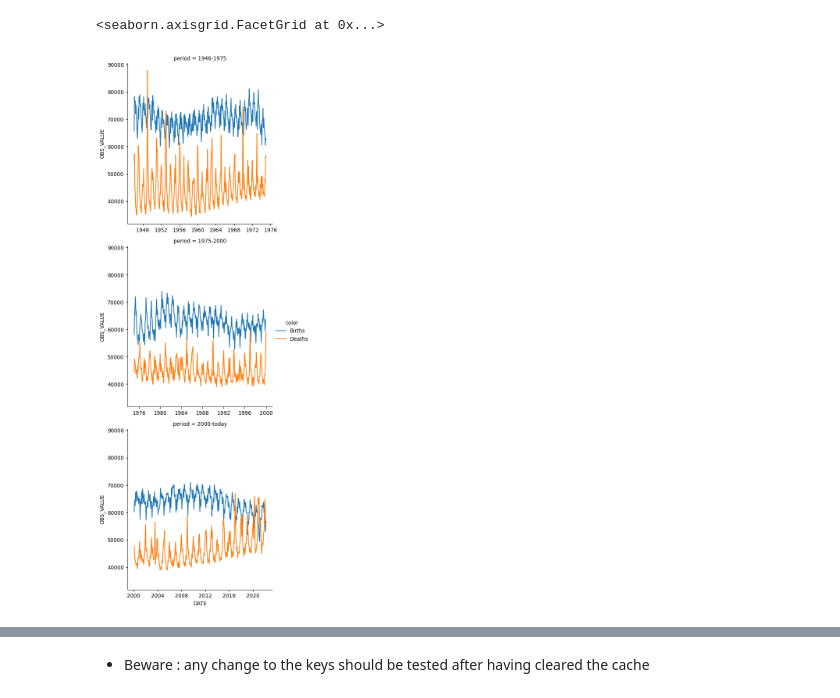
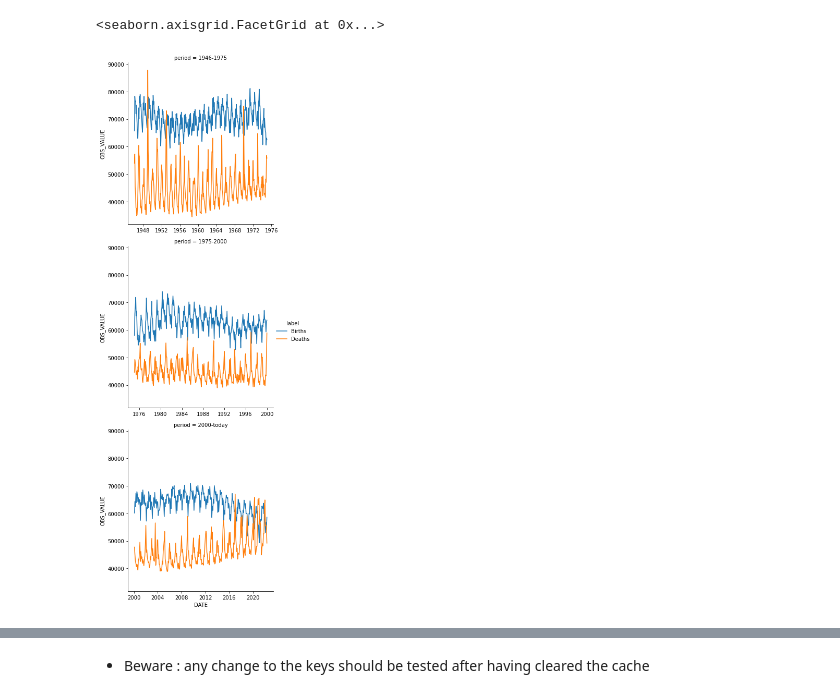
Before and after one commit to tfardet/pynsee, a Jupyter notebook: docs/examples/example_deaths_births.ipynb, the cells around one changed output, grey strips where cells are left out. Cells and saved outputs as stored; diff of their text form; code cells hidden in the pictures.

```diff
--- a/docs/examples/example_deaths_births.ipynb
+++ b/docs/examples/example_deaths_births.ipynb
@@ -35,5 +37,7 @@ data['period'] = pd.cut(
     )
 
 conditions = [data.IDBANK=="000436391", data.IDBANK=="000436394"]
-values = ["Births", "Deaths"]
-data['color'] = np.select(conditions, values)
+values_label = ["Births", "Deaths"]
+values_color = ["red", "blue"]
+data['label'] = np.select(conditions, values_label)
+data['color'] = np.select(conditions, values_color)
@@ -40,11 +61,11 @@ data['color'] = np.select(conditions, values)
 # %%
 sns.relplot(
     data=data,
     x = "DATE", y = "OBS_VALUE",
-    hue="color", row="period",
+    hue="label", row="period",
     kind="line",
     facet_kws=dict(sharex=False),
 )
 # %% [output]
 <seaborn.axisgrid.FacetGrid at 0x...>
-[figure, old version]
+[figure, new version]
```
Also changed, not shown: parts of 7 cells of this notebook.
